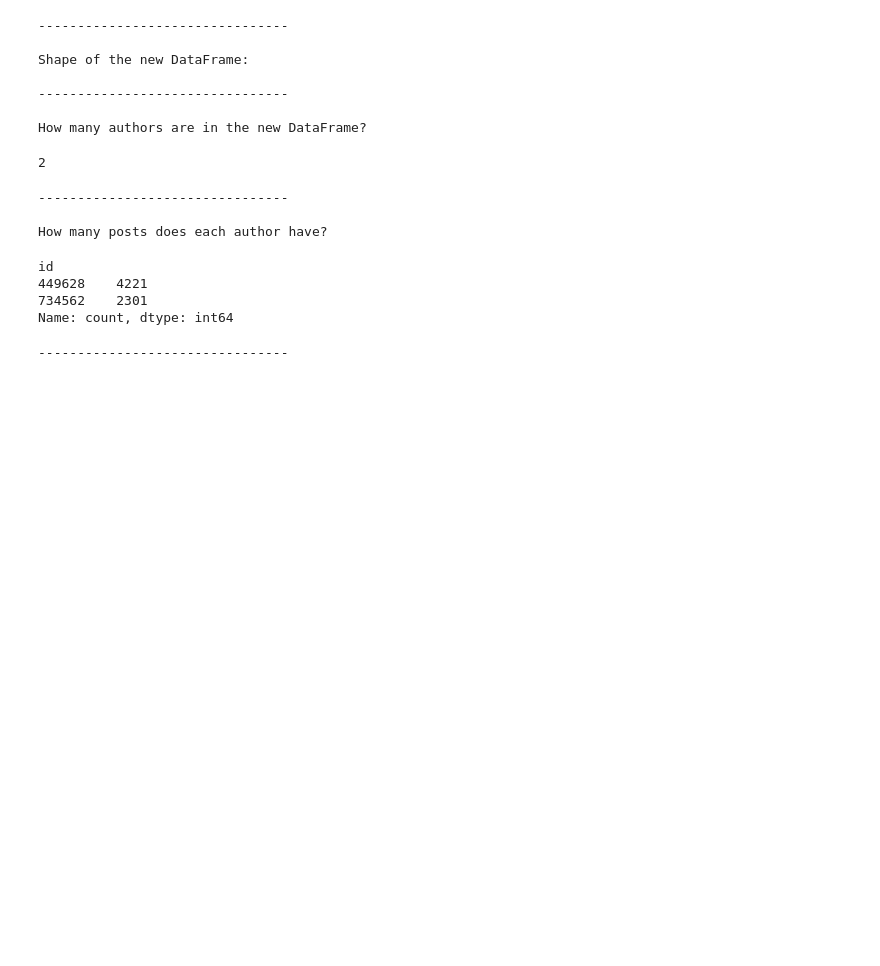
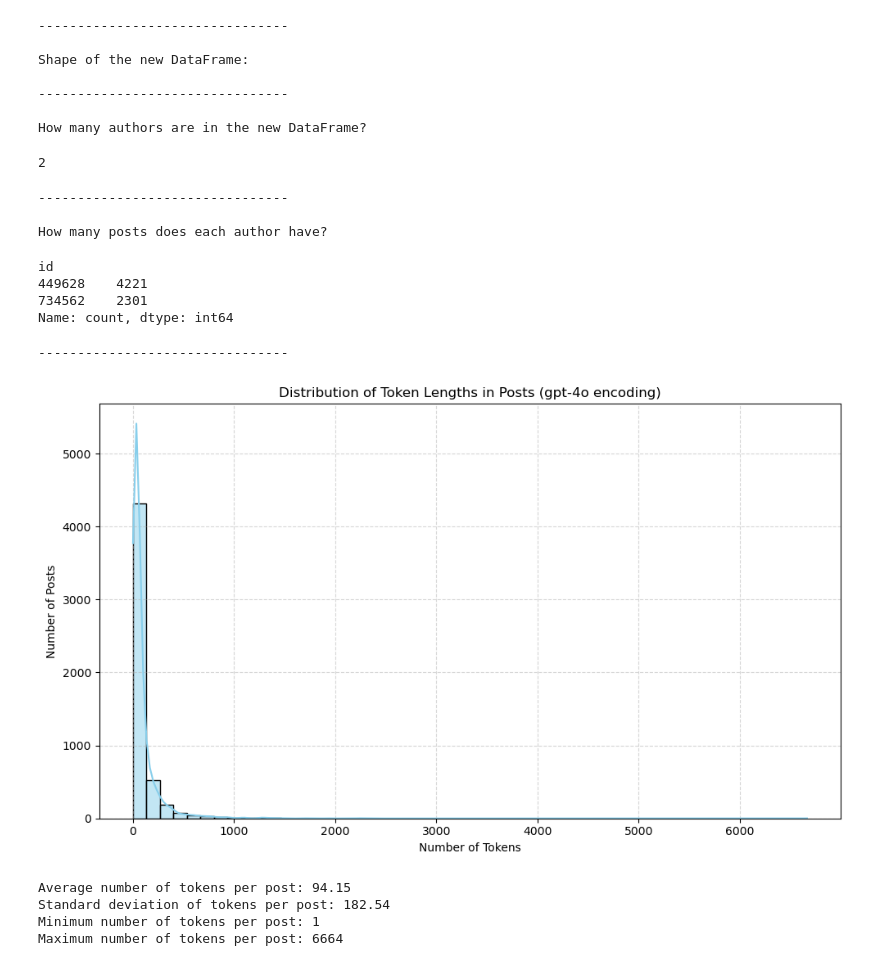
Before and after one commit to joaoppadua/cup_book, a Jupyter notebook: code/authorship attribution/authorship_experiment_3/authorship_verification_kaggle_data_2.ipynb, the cells around one changed output. Cells and saved outputs as stored; diff of their text form; code cells hidden in the pictures; blank space fills up the shorter version.

```diff
--- a/code/authorship attribution/authorship_experiment_3/authorship_verification_kaggle_data_2.ipynb
+++ b/code/authorship attribution/authorship_experiment_3/authorship_verification_kaggle_data_2.ipynb
@@ -86,0 +87,42 @@ df_2_authors_test.to_pickle('./data/authorship_verification_kaggle_data_2_test.p
+# %%
+# Check the number of tokens in each post of the training set
+
+import tiktoken
+import matplotlib.pyplot as plt
+import seaborn as sns
+
+# Load the GPT-4o encoding
+encoding = tiktoken.get_encoding("cl100k_base")
+
+# Function to count tokens in a string
+def count_tokens(text):
+    return len(encoding.encode(text))
+
+# Calculate token counts for each post
+token_counts = df_2_authors_train["text"].apply(count_tokens)
+
+# Plot the distribution
+plt.figure(figsize=(10, 6))
+sns.histplot(token_counts, bins=50, kde=True, color='skyblue')
+plt.title("Distribution of Token Lengths in Posts (gpt-4o encoding)")
+plt.xlabel("Number of Tokens")
+plt.ylabel("Number of Posts")
+plt.grid(True, linestyle='--', alpha=0.5)
+plt.tight_layout()
+plt.show()
+
+# Print the average number of tokens per post
+average_tokens = token_counts.mean()
+std_tokens = token_counts.std()
+print(f"Average number of tokens per post: {average_tokens:.2f}")
+print(f"Standard deviation of tokens per post: {std_tokens:.2f}")
+
+# Print the minimum and maximum number of tokens per post
+print(f"Minimum number of tokens per post: {token_counts.min()}")
+print(f"Maximum number of tokens per post: {token_counts.max()}")
+# %% [output]
+[figure, added]
+Average number of tokens per post: 94.15
+Standard deviation of tokens per post: 182.54
+Minimum number of tokens per post: 1
+Maximum number of tokens per post: 6664
```
Also changed, not shown: parts of 5 cells of this notebook, 1 other file.
